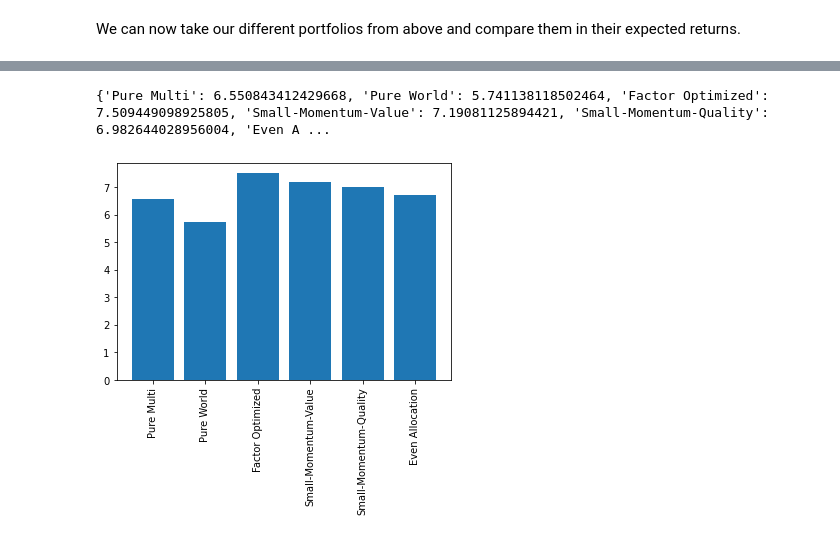
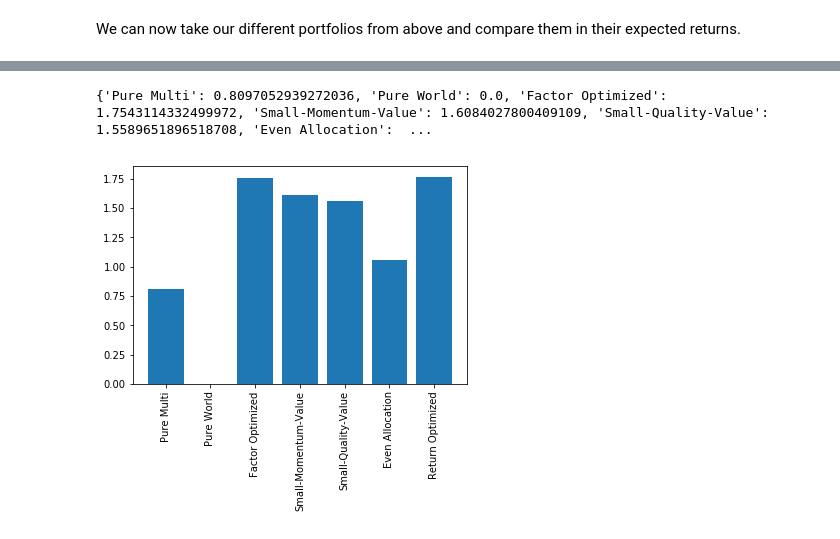
Before and after one commit to MartinLiebig/factornessy, a Jupyter notebook: FF5-Factor analysis.ipynb, the cells around one changed output, grey strips where cells are left out. Cells and saved outputs as stored; diff of their text form; code cells hidden in the pictures.

```diff
--- a/FF5-Factor analysis.ipynb
+++ b/FF5-Factor analysis.ipynb
@@ -244,7 +255,7 @@ cons   = ({'type':'eq','fun':fconst})
 w0 =  np.ones((len(index_codes),1))/len(index_codes)
 
 # define bounds
-b    = (0.0, 0.334)
+b    = (0.0, 0.33)
 bnds = [b for i in range(0,numberOfIndecies)]
 bnds[3] = (0.0,0.0001)
 # minimize
@@ -278,8 +289,8 @@ For reference, lets look at a few other portfolios. From the returns chart we ma
 # %%
 small_momentum_value_allocation = AssetAllocation(index_names);
 small_momentum_value_allocation.set_allocation("Small-Cap (Value)",0.4)
-small_momentum_value_allocation.set_allocation("Momentum",0.4)
-small_momentum_value_allocation.set_allocation("Value",0.2)
+small_momentum_value_allocation.set_allocation("Momentum",0.2)
+small_momentum_value_allocation.set_allocation("Value",0.4)
 small_momentum_value_factorness = factorness(small_momentum_value_allocation.to_array())
 print(small_momentum_value_allocation)
 print(small_momentum_value_factorness)
@@ -320,7 +331,11 @@ dtype: float64
 As a last portfolio, lets look at an evenly distributed portfolio between value, quality, low Vola and Small Cap (Value):
 # %%
 even_allocations = AssetAllocation(index_names)
-even_allocations.distribute_evenly()
+even_allocations.set_allocation("Value",0.2)
+even_allocations.set_allocation("Quality",0.2)
+even_allocations.set_allocation("Momentum",0.2)
+even_allocations.set_allocation("Low Volatility (World)",0.2)
+even_allocations.set_allocation("Small-Cap (Value)",0.2)
 even_factors = factorness(even_allocations.to_array())
 print(even_allocations)
 print(even_factors)
@@ -367,0 +385,27 @@ We can now take our different portfolios from above and compare them in their ex
+# %%
+
+from scipy.optimize import minimize
+# objective function
+def func(alpha):
+    return -1*excess_returns(alpha)
+
+# constraint: sum(weights) = 1
+fconst = lambda w: 1 - sum(w)
+cons   = ({'type':'eq','fun':fconst})
+
+# initial weights
+w0 =  np.ones((len(index_codes),1))/len(index_codes)
+
+# define bounds
+b    = (0.0, 0.333)
+bnds = [b for i in range(0,numberOfIndecies)]
+bnds[3] = (0.0,0.0001)
+# minimize
+sol_returns  = minimize(func,
+                w0,
+                bounds      = bnds,
+                constraints = cons)
+print(sol_returns.fun)
+for alloc, name in zip(sol_returns.x,factor_matrix.columns):
+    print(name,"\n\t", alloc )
+asset_allocations["Return Optimized"] = AssetAllocation(index_names).set_allocations(sol_returns.x)
@@ -368,11 +436,16 @@ We can now take our different portfolios from above and compare them in their ex
 # %%
 return_dict = {}
 for key, value in asset_allocations.items():
     return_dict[key] = float(excess_returns(value.to_array()).iloc[0])
+# normalize to MSCI World returns
+pure_world_return = return_dict["Pure World"]
+for key, value in return_dict.items():
+    return_dict[key] = value-pure_world_return
+
 print(return_dict)
 plt.bar(return_dict.keys(), return_dict.values())
 plt.xticks(rotation = 90)
 plt.show()
 # %% [output]
-{'Pure Multi': 6.550843412429668, 'Pure World': 5.741138118502464, 'Factor Optimized': 7.509449098925805, 'Small-Momentum-Value': 7.19081125894421, 'Small-Momentum-Quality': 6.982644028956004, 'Even A ...
+{'Pure Multi': 0.8097052939272036, 'Pure World': 0.0, 'Factor Optimized': 1.7543114332499972, 'Small-Momentum-Value': 1.6084027800409109, 'Small-Quality-Value': 1.5589651896518708, 'Even Allocation':  ...
-[figure, old version]
+[figure, new version]
```
Also changed, not shown: parts of 24 cells of this notebook, 9 other files.
